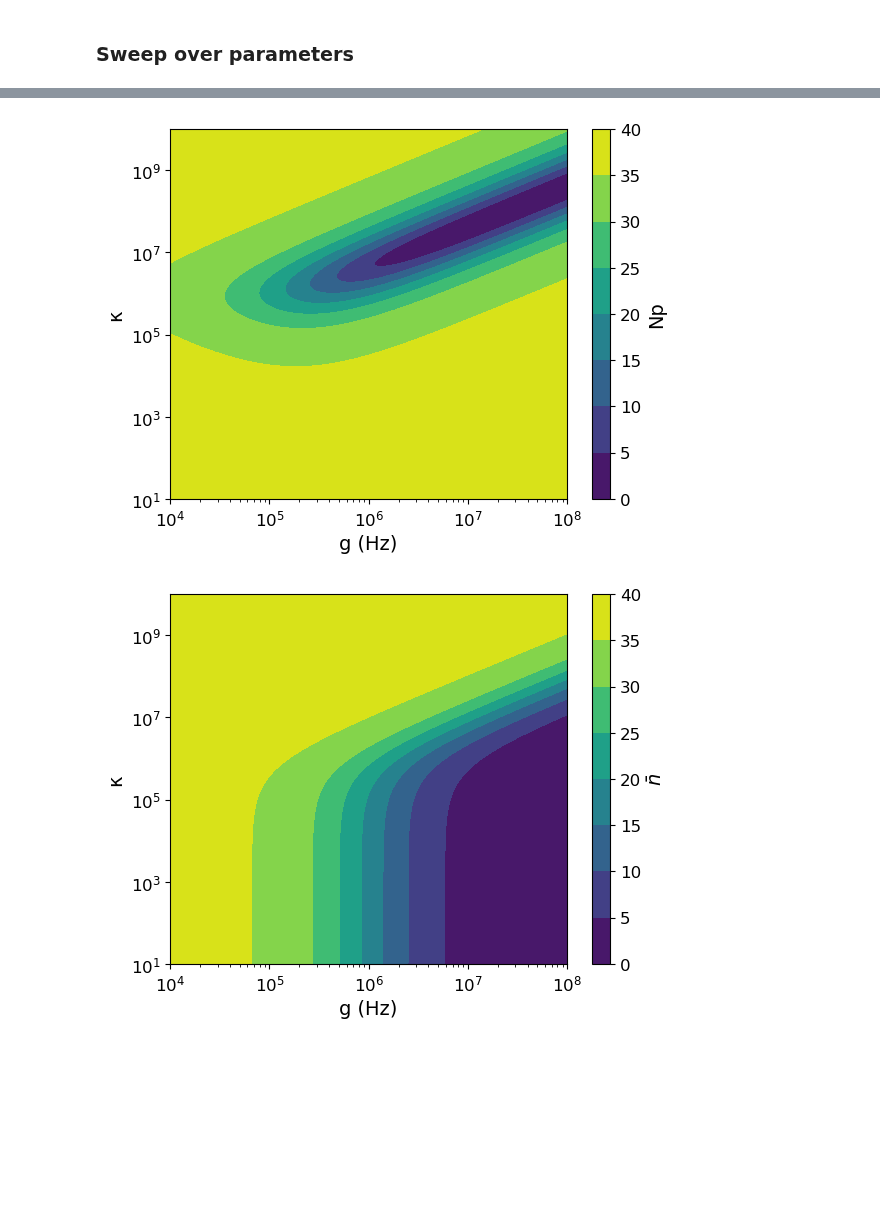
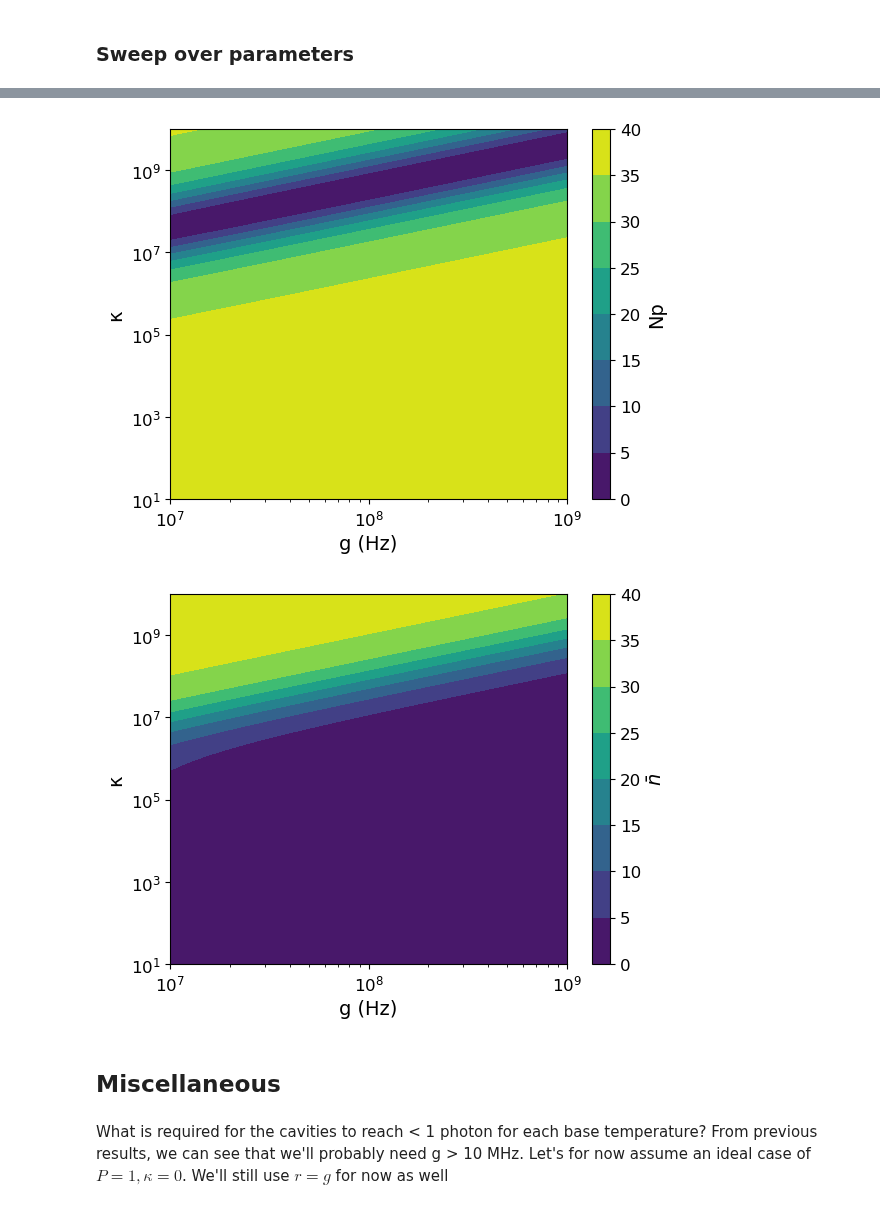
Before and after one commit to jleamer/mode_cooling, a Jupyter notebook: nv_expected_cooling.ipynb, the cells around one changed output, grey strips where cells are left out. Drawn from its saved outputs; the diff is of its cells as text; code cells hidden in the pictures; blank space fills up the shorter version.

```diff
--- a/nv_expected_cooling.ipynb
+++ b/nv_expected_cooling.ipynb
@@ -268,28 +231,28 @@ plt.savefig("n_gP_sweep_κ=0_T=5K.png", format='png', dpi=300)
 # %%
 # Now let's do κ
-g = np.logspace(4, 8, 1000)
+g = np.logspace(7, 9, 10000)
 κ_sweep = np.logspace(1, 10, 1000)
 
 gm, κm = np.meshgrid(g, κ_sweep)
 Np_κ_sweep = noise_pow(ω, ωc, κm, gm, gm, Q, 0, nc, nT)
 plt.figure(1)
 plt.contourf(gm, κm, Np_κ_sweep)
 plt.xlabel("g (Hz)")
 plt.ylabel("κ")
 plt.yscale('log')
 plt.xscale('log')
 plt.colorbar(label='Np')
 plt.savefig("Np_gκ_sweep_P=0.8_T=5K.png", format='png', dpi=300)
 
 nbar_κ_sweep = mean_photons_cavity(κm, ωc, Q, gm, gm, nT, nc)
 plt.figure(2)
 plt.contourf(gm, κm, nbar_κ_sweep)
 plt.xlabel("g (Hz)")
 plt.ylabel("κ")
 plt.yscale('log')
 plt.xscale('log')
 plt.colorbar(label='$\\bar{n}$')
 plt.savefig("n_gκ_sweep_P=0.8_T=5K.png", format='png', dpi=300)
 # %% [output]
-[figure, old version]
+[figure, new version]
-[figure, old version]
+[figure, new version]
@@ -295,0 +262,4 @@ plt.savefig("n_gκ_sweep_P=0.8_T=5K.png", format='png', dpi=300)
+# %% [markdown]
+## Miscellaneous
+# %% [markdown]
+What is required for the cavities to reach < 1 photon for each base temperature?  From previous results, we can see that we'll probably need g > 10 MHz.  Let's for now assume an ideal case of $P = 1, \kappa = 0$.  We'll still use $r = g$ for now as well
```
Also changed, not shown: parts of 48 cells of this notebook.
